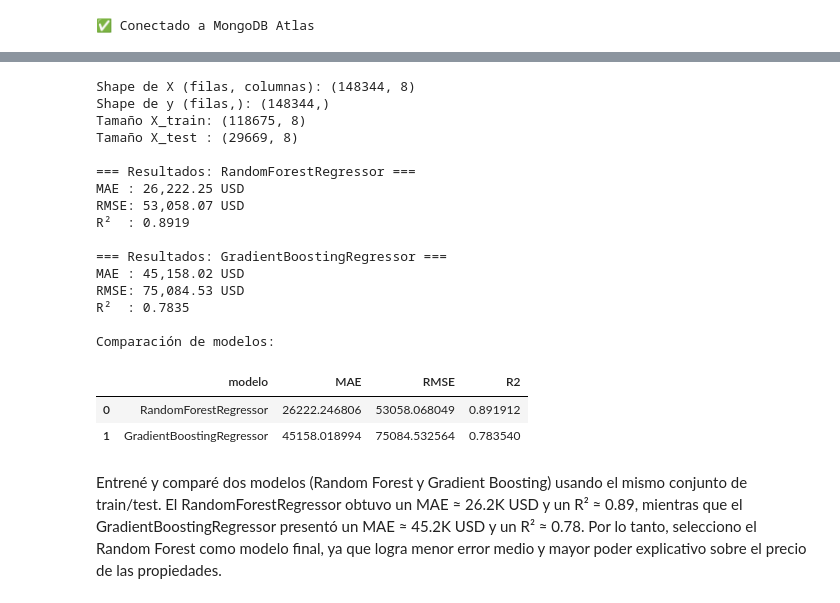
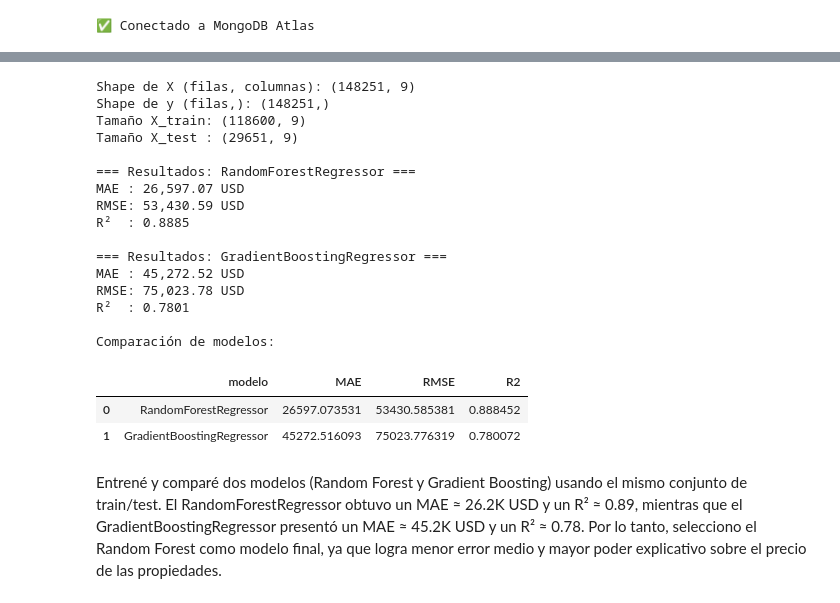
Before and after one commit to maxirosanda/proyecto_final_programacion_avanzada_grupo_8, a Jupyter notebook: proyectoFinal.ipynb, the cells around one changed output, grey strips where cells are left out. Cells and saved outputs as stored; diff of their text form; code cells hidden in the pictures.

```diff
--- a/proyectoFinal.ipynb
+++ b/proyectoFinal.ipynb
@@ -221,6 +221,7 @@ cols_required = [
     "surface_total",
     "surface_covered",
     "rooms",
+    "bedrooms"
     "bathrooms",
     "latitude",
     "longitude",
@@ -385,6 +394,7 @@ cols_outliers = [
     "surface_covered",
     "bathrooms",
     "price",
+    "bedrooms"
 ]
 
 # 1) Calculamos percentiles 1% y 99% para cada columna
@@ -413,7 +423,7 @@ print("Filas eliminadas:", len(data) - len(data_trimmed))
 # 4) Revisamos cómo quedó el resumen numérico sin outliers
 print("\nResumen numérico después de recortar outliers:")
 display(
-    data_trimmed[["surface_total", "surface_covered", "bathrooms", "latitude", "longitude", "price"]]
+    data_trimmed[["surface_total", "surface_covered",  "bedrooms", "bathrooms", "latitude", "longitude", "price"]]
     .describe(percentiles=[0.01, 0.05, 0.95, 0.99])
 )
 # %% [output]
@@ -506,8 +516,17 @@ Documento de ejemplo guardado en Mongo:
 # ============================================================
 # COMPARACIÓN DE MODELOS DE REGRESIÓN PARA PREDECIR PRECIOS
 # En este bloque comparo dos modelos distintos:
-#   - RandomForestRegressor
-#   - GradientBoostingRegressor
+# RandomForestRegressor:
+# - Usa muchos árboles de decisión entrenados en paralelo.
+# - Cada árbol ve datos ligeramente distintos (muestras aleatorias).
+# - Suele funcionar bien sin tocar muchos parámetros
+#   (esto se llama "funciona bien casi como viene de fábrica").
+
+# GradientBoostingRegressor:
+# - Construye árboles uno detrás de otro.
+# - Cada árbol nuevo intenta corregir los errores del anterior.
+# - Puede lograr mejor precisión, pero hay que ajustar más sus parámetros
+#   (por ejemplo: cuántos árboles, qué tan grandes, qué tan rápido aprende).
 #
 # Uso SIEMPRE el mismo dataset (data_trimmed), las mismas features
 # y la misma partición train/test, para que la comparación sea justa.
@@ -534,7 +553,7 @@ from sklearn.metrics import mean_absolute_error, mean_squared_error, r2_score
 #   - y con outliers extremos recortados.
 #
 # Ahora uso justamente ese dataset como base para entrenar y comparar modelos.
-df_model = data_trimmed   # si quisiera probar sin recorte de outliers, podría usar `data` en vez de `data_trimmed`
+df_model = data_trimmed
 
 # La variable objetivo (target) que quiero predecir es el precio en USD.
 target_column = "price"
@@ -549,6 +568,7 @@ numeric_features = [
     "surface_total",
     "surface_covered",
     "bathrooms",
+    "bedrooms",
     "latitude",
     "longitude",
 ]
@@ -718,45 +738,45 @@ resultados.append({
     "R2": rf_r2,
 })
 
 # Entreno y evalúo el GradientBoosting
 gb_pipeline, gb_mae, gb_rmse, gb_r2 = entrenar_y_evaluar(
     gb_model, "GradientBoostingRegressor"
 )
 resultados.append({
     "modelo": "GradientBoostingRegressor",
     "MAE": gb_mae,
     "RMSE": gb_rmse,
     "R2": gb_r2,
 })
 
 # ============================================================
 # 7) Armo una tabla comparativa con las métricas de cada modelo
 # ============================================================
 # Convierto la lista de diccionarios `resultados` en un DataFrame para visualizar mejor
 # cuál modelo tuvo mejor MAE, RMSE y R².
 resultados_df = pd.DataFrame(resultados)
 print("\nComparación de modelos:")
 display(resultados_df)
 # %% [output]
-Shape de X (filas, columnas): (148344, 8)
-Shape de y (filas,): (148344,)
-Tamaño X_train: (118675, 8)
-Tamaño X_test : (29669, 8)
+Shape de X (filas, columnas): (148251, 9)
+Shape de y (filas,): (148251,)
+Tamaño X_train: (118600, 9)
+Tamaño X_test : (29651, 9)
 
 === Resultados: RandomForestRegressor ===
-MAE : 26,222.25 USD
-RMSE: 53,058.07 USD
-R²  : 0.8919
+MAE : 26,597.07 USD
+RMSE: 53,430.59 USD
+R²  : 0.8885
 
 === Resultados: GradientBoostingRegressor ===
-MAE : 45,158.02 USD
-RMSE: 75,084.53 USD
-R²  : 0.7835
+MAE : 45,272.52 USD
+RMSE: 75,023.78 USD
+R²  : 0.7801
 
 Comparación de modelos:
 |  | modelo | MAE | RMSE | R2 |
-| 0 | RandomForestRegressor | 26222.246806 | 53058.068049 | 0.891912 |
-| 1 | GradientBoostingRegressor | 45158.018994 | 75084.532564 | 0.783540 |
+| 0 | RandomForestRegressor | 26597.073531 | 53430.585381 | 0.888452 |
+| 1 | GradientBoostingRegressor | 45272.516093 | 75023.776319 | 0.780072 |
 # %% [markdown]
 Entrené y comparé dos modelos (Random Forest y Gradient Boosting) usando el mismo conjunto de train/test. El RandomForestRegressor obtuvo un MAE ≈ 26.2K USD y un R² ≈ 0.89, mientras que el GradientBoostingRegressor presentó un MAE ≈ 45.2K USD y un R² ≈ 0.78. Por lo tanto, selecciono el Random Forest como modelo final, ya que logra menor error medio y mayor poder explicativo sobre el precio de las propiedades.
 # %% [markdown]
```
Also changed, not shown: parts of 10 cells of this notebook.
